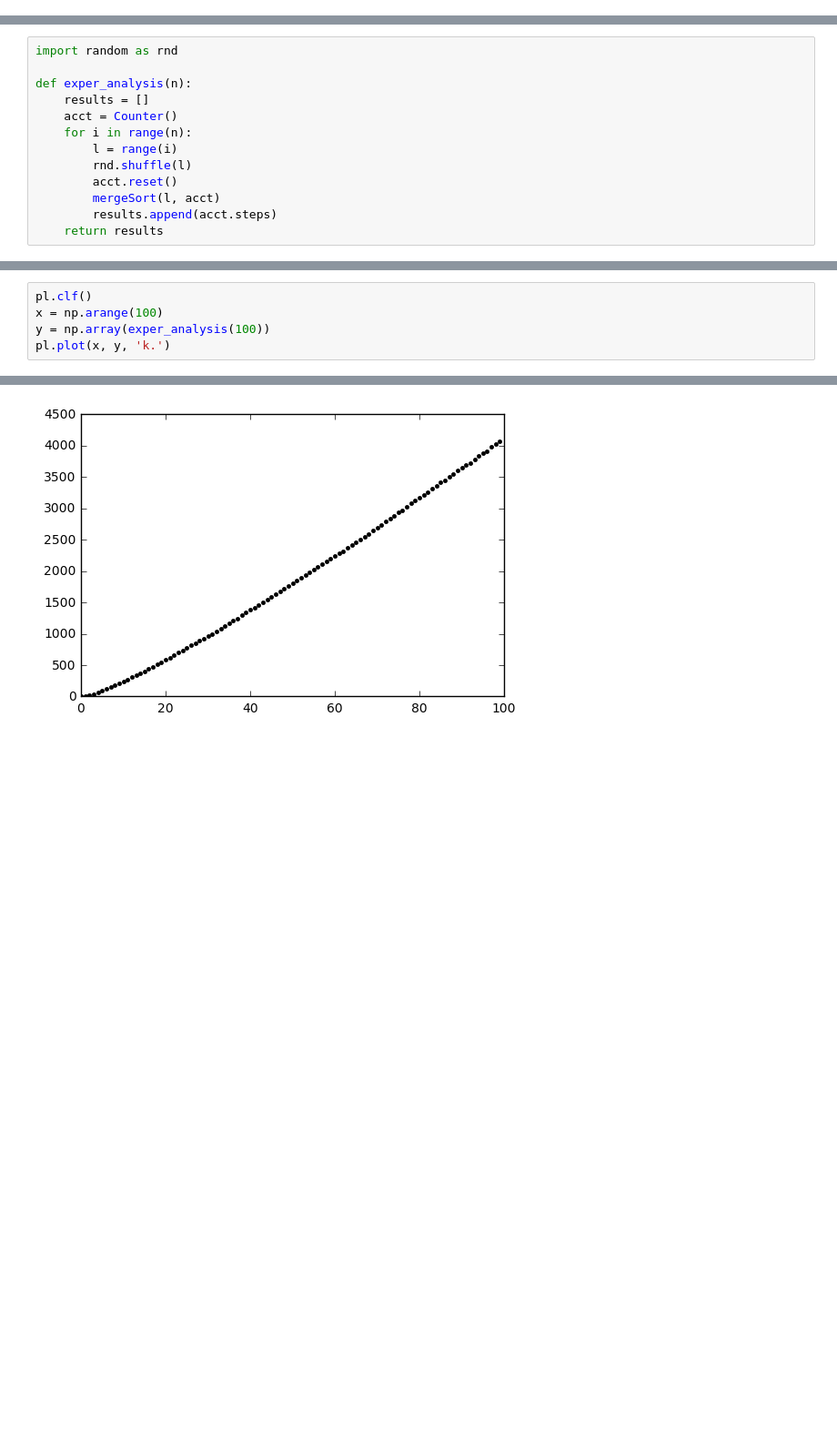
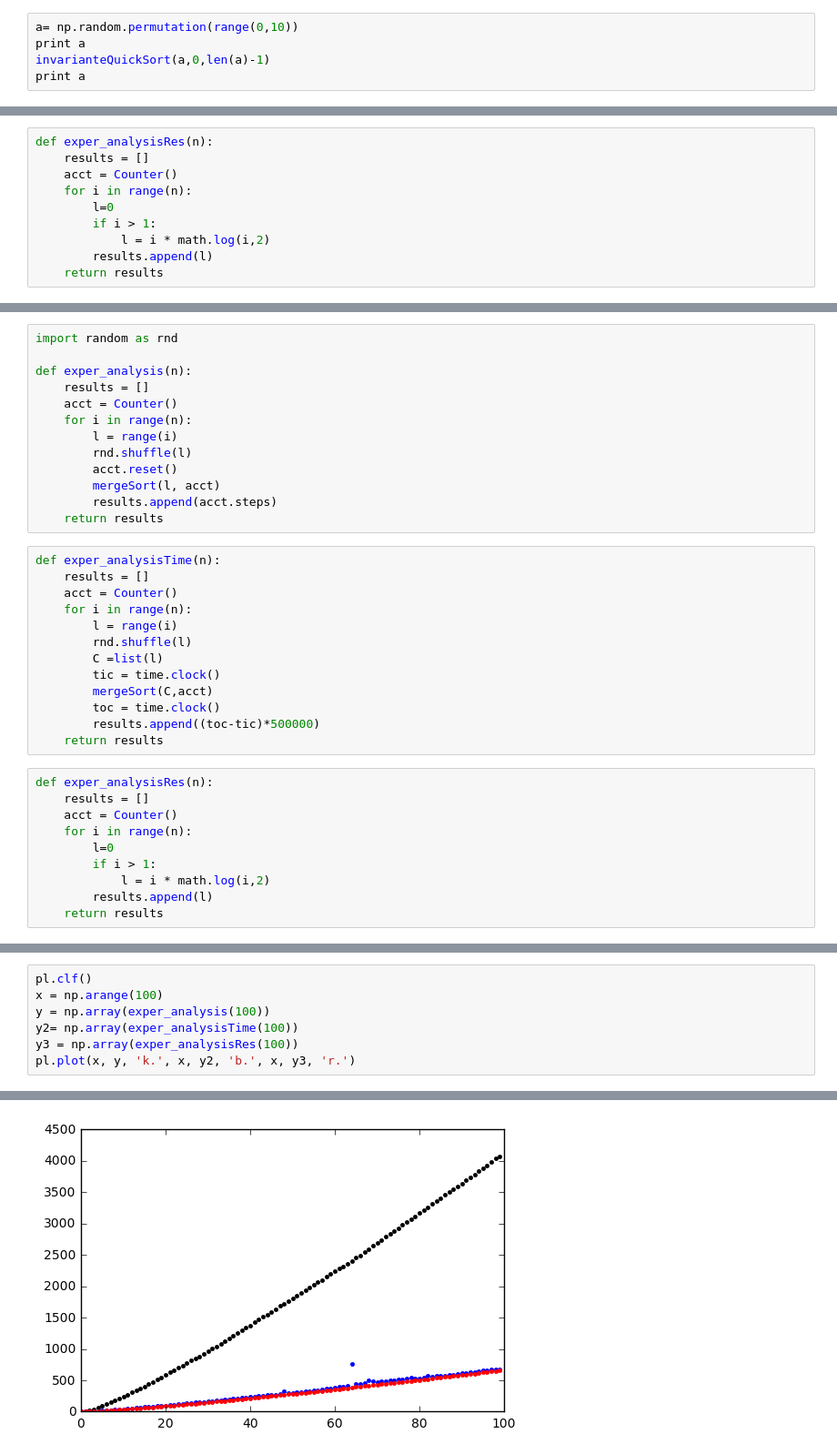
Before and after one commit to d4rkd3m0n/AnalisisAlgoritmos, a Jupyter notebook: Taller1AnalisisAlgoritmos.ipynb, the cells around one changed output, grey strips where cells are left out. Shown: that part at 91% size. Drawn from its saved outputs; the diff is of its cells as text; blank space fills up the shorter version.

```diff
--- a/Taller1AnalisisAlgoritmos.ipynb
+++ b/Taller1AnalisisAlgoritmos.ipynb
@@ -263,0 +341,5 @@ Number of steps = 147
+# %%
+a= np.random.permutation(range(0,10))
+print a
+invarianteQuickSort(a,0,len(a)-1)
+print a
@@ -279,3 +377,13 @@ def exper_analysis(n):
+# %%
+def exper_analysisRes(n):
+    results = []
+    acct = Counter()
+    for i in range(n):
+        l=0
+        if i > 1:
+            l = i * math.log(i,2)
+        results.append(l)
+    return results
 # %%
 print exper_analysis(10)
 # %% [output]
@@ -372,6 +484,29 @@ def exper_analysis(n):
         mergeSort(l, acct)
         results.append(acct.steps)
     return results
+# %%
+def exper_analysisTime(n):
+    results = []
+    acct = Counter()
+    for i in range(n):
+        l = range(i)
+        rnd.shuffle(l)
+        C =list(l)
+        tic = time.clock()
+        mergeSort(C,acct)
+        toc = time.clock()
+        results.append((toc-tic)*500000)
+    return results
+# %%
+def exper_analysisRes(n):
+    results = []
+    acct = Counter()
+    for i in range(n):
+        l=0
+        if i > 1:
+            l = i * math.log(i,2)
+        results.append(l)
+    return results
 # %%
 print exper_analysis(10)
 # %% [output]
@@ -380,5 +515,7 @@ print exper_analysis(10)
 pl.clf()
 x = np.arange(100)
 y = np.array(exper_analysis(100))
-pl.plot(x, y, 'k.')
+y2= np.array(exper_analysisTime(100))
+y3 = np.array(exper_analysisRes(100))
+pl.plot(x, y, 'k.', x, y2, 'b.', x, y3, 'r.')
 # %% [output]
@@ -386 +525 @@ pl.plot(x, y, 'k.')
-[figure, old version]
+[figure, new version]
```
Also changed, not shown: parts of 16 cells of this notebook.
